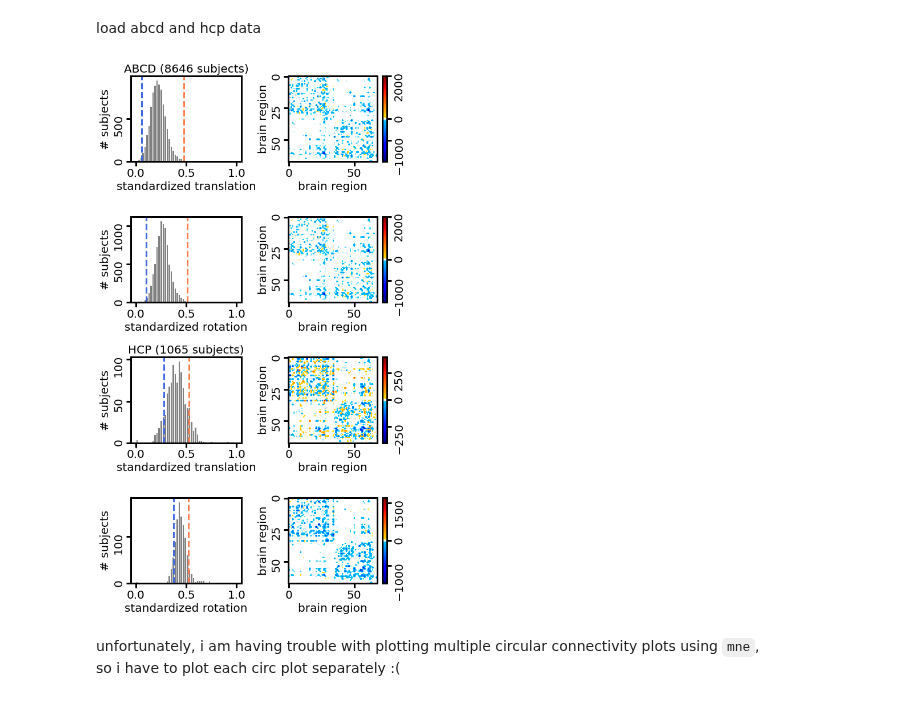
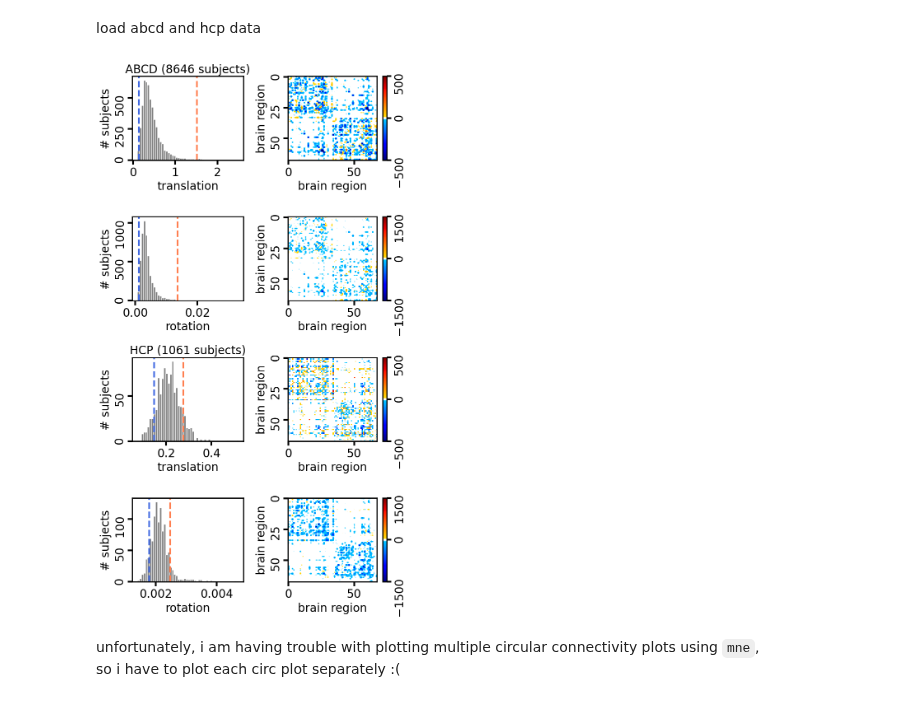
Before and after one commit to yzhang511/inv-vae, a Jupyter notebook: notebooks/fig_2.ipynb, the cells around one changed output. Cells and saved outputs as stored; diff of their text form; code cells hidden in the pictures.

```diff
--- a/notebooks/fig_2.ipynb
+++ b/notebooks/fig_2.ipynb
@@ -24,7 +24,7 @@ BIGGER_SIZE = 25
 plt.rc('font', size=MEDIUM_SIZE)
 plt.rc('axes', titlesize=MEDIUM_SIZE)
 plt.rc('axes', labelsize=MEDIUM_SIZE)
-plt.rc('axes', linewidth = 3)
+plt.rc('axes', linewidth = 2)
 plt.rc('xtick', labelsize=MEDIUM_SIZE)
 plt.rc('ytick', labelsize=MEDIUM_SIZE)
 plt.rc('legend', fontsize=MEDIUM_SIZE)
@@ -48,9 +54,9 @@ std_hcp_rotat = min_max_standardize(hcp_rotat)
 # %%
 abcd_sub_ids = np.arange(n_abcd_subjects).reshape(-1,1)
-abcd_big_trans_ids = abcd_sub_ids[std_abcd_trans > np.quantile(std_abcd_trans, .99)]
-abcd_big_rotat_ids = abcd_sub_ids[std_abcd_rotat > np.quantile(std_abcd_rotat, .99)]
-abcd_small_trans_ids = abcd_sub_ids[std_abcd_trans < np.quantile(std_abcd_trans, .01)]
-abcd_small_rotat_ids = abcd_sub_ids[std_abcd_rotat < np.quantile(std_abcd_rotat, .01)]
+abcd_big_trans_ids = abcd_sub_ids[abcd_trans > np.quantile(abcd_trans, .99)]
+abcd_big_rotat_ids = abcd_sub_ids[abcd_rotat > np.quantile(abcd_rotat, .99)]
+abcd_small_trans_ids = abcd_sub_ids[abcd_trans < np.quantile(abcd_trans, .01)]
+abcd_small_rotat_ids = abcd_sub_ids[abcd_rotat < np.quantile(abcd_rotat, .01)]
 
 abcd_big_trans_nets = abcd_networks[abcd_big_trans_ids]
 abcd_small_trans_nets = abcd_networks[abcd_small_trans_ids]
@@ -61,10 +67,10 @@ abcd_small_rotat_nets = abcd_networks[abcd_small_rotat_ids]
 abcd_diff_rotat_nets = abcd_big_rotat_nets.mean(0) - abcd_small_rotat_nets.mean(0)
 # %%
 hcp_sub_ids = np.arange(n_hcp_subjects).reshape(-1,1)
-hcp_big_trans_ids = hcp_sub_ids[std_hcp_trans > np.quantile(std_hcp_trans, .9)]
-hcp_big_rotat_ids = hcp_sub_ids[std_hcp_rotat > np.quantile(std_hcp_rotat, .9)]
-hcp_small_trans_ids = hcp_sub_ids[std_hcp_trans < np.quantile(std_hcp_trans, .1)]
-hcp_small_rotat_ids = hcp_sub_ids[std_hcp_rotat < np.quantile(std_hcp_rotat, .1)]
+hcp_big_trans_ids = hcp_sub_ids[hcp_trans > np.quantile(hcp_trans, .9)]
+hcp_big_rotat_ids = hcp_sub_ids[hcp_rotat > np.quantile(hcp_rotat, .9)]
+hcp_small_trans_ids = hcp_sub_ids[hcp_trans < np.quantile(hcp_trans, .1)]
+hcp_small_rotat_ids = hcp_sub_ids[hcp_rotat < np.quantile(hcp_rotat, .1)]
 
 hcp_big_trans_nets = hcp_networks[hcp_big_trans_ids]
 hcp_small_trans_nets = hcp_networks[hcp_small_trans_ids]
@@ -137,74 +143,75 @@ colors = np.vstack((lower, white, upper))
 mycmap = matplotlib.colors.LinearSegmentedColormap.from_list('map_white', colors)
 # %%
 fig, axes = plt.subplots(4, 2, figsize=(8, 14))
-axes[0,0].hist(std_abcd_trans, 50, color='gray', edgecolor='white')
-axes[0,0].axvline(x=np.quantile(std_abcd_trans, .99), color='coral', ls='dashed', lw=3)
-axes[0,0].axvline(x=np.quantile(std_abcd_trans, .01), color='royalblue', ls='dashed', lw=3)
-axes[0,0].set_title(f'ABCD ({n_abcd_subjects} subjects)')
-axes[0,0].set_xlabel('standardized translation')
+axes[0,0].hist(abcd_trans, 50, color='gray', edgecolor='white')
+axes[0,0].axvline(x=np.quantile(abcd_trans, .99), color='coral', ls='dashed', lw=3)
+axes[0,0].axvline(x=np.quantile(abcd_trans, .01), color='royalblue', ls='dashed', lw=3)
+axes[0,0].set_title(f'ABCD ({8646} subjects)')
+axes[0,0].set_xlabel('translation')
 axes[0,0].set_ylabel('# subjects')
 axes[0,0].tick_params(axis='y', labelrotation=90, length=8, width=3)
 axes[0,0].tick_params(axis='x', length=8, width=3)
-axes[1,0].hist(std_abcd_rotat, 50, color='gray', edgecolor='white')
-axes[1,0].axvline(x=np.quantile(std_abcd_rotat, .99), color='coral', ls='dashed', lw=3)
-axes[1,0].axvline(x=np.quantile(std_abcd_rotat, .01), color='royalblue', ls='dashed', lw=3)
-axes[1,0].set_xlabel('standardized rotation')
+axes[1,0].hist(abcd_rotat, 50, color='gray', edgecolor='white')
+axes[1,0].axvline(x=np.quantile(abcd_rotat, .99), color='coral', ls='dashed', lw=3)
+axes[1,0].axvline(x=np.quantile(abcd_rotat, .01), color='royalblue', ls='dashed', lw=3)
+axes[1,0].set_xlabel('rotation')
 axes[1,0].set_ylabel('# subjects')
 axes[1,0].tick_params(axis='y', labelrotation=90, length=8, width=3)
 axes[1,0].tick_params(axis='x', length=8, width=3)
-axes[2,0].hist(std_hcp_trans, 50, color='gray', edgecolor='white')
-axes[2,0].axvline(x=np.quantile(std_hcp_trans, .9), color='coral', ls='dashed', lw=3)
-axes[2,0].axvline(x=np.quantile(std_hcp_trans, .1), color='royalblue', ls='dashed', lw=3)
+axes[2,0].hist(hcp_trans, 50, color='gray', edgecolor='white')
+axes[2,0].axvline(x=np.quantile(hcp_trans, .9), color='coral', ls='dashed', lw=3)
+axes[2,0].axvline(x=np.quantile(hcp_trans, .1), color='royalblue', ls='dashed', lw=3)
 axes[2,0].set_title(f'HCP ({n_hcp_subjects} subjects)')
-axes[2,0].set_xlabel('standardized translation')
+axes[2,0].set_xlabel('translation')
 axes[2,0].set_ylabel('# subjects')
 axes[2,0].tick_params(axis='y', labelrotation=90, length=8, width=3)
 axes[2,0].tick_params(axis='x', length=8, width=3)
-axes[3,0].hist(std_hcp_rotat, 50, color='gray', edgecolor='white')
-axes[3,0].axvline(x=np.quantile(std_hcp_rotat, .9), color='coral', ls='dashed', lw=3)
-axes[3,0].axvline(x=np.quantile(std_hcp_rotat, .1), color='royalblue', ls='dashed', lw=3)
-axes[3,0].set_xlabel('standardized rotation')
+axes[3,0].hist(hcp_rotat, 50, color='gray', edgecolor='white')
+axes[3,0].axvline(x=np.quantile(hcp_rotat, .9), color='coral', ls='dashed', lw=3)
+axes[3,0].axvline(x=np.quantile(hcp_rotat, .1), color='royalblue', ls='dashed', lw=3)
+axes[3,0].set_xlabel('rotation')
 axes[3,0].set_ylabel('# subjects')
 axes[3,0].tick_params(axis='y', labelrotation=90, length=8, width=3)
 axes[3,0].tick_params(axis='x', length=8, width=3)
 
 p1=axes[0,1].imshow(abcd_diff_trans_nets.reshape(n_rois,n_rois)*count_offset,
-                    aspect='auto', cmap=mycmap, vmin=-2000, vmax=2000)
+                    aspect='auto', cmap=mycmap, vmin=-500, vmax=500)
 axes[0,1].tick_params(axis='y', labelrotation=90, length=8, width=3)
 axes[0,1].tick_params(axis='x', length=8, width=3)
 p2=axes[1,1].imshow(abcd_diff_rotat_nets.reshape(n_rois,n_rois)*count_offset,
-                    aspect='auto', cmap=mycmap, vmin=-2000, vmax=2000)
+                    aspect='auto', cmap=mycmap, vmin=-1500, vmax=1500)
 axes[1,1].tick_params(axis='y', labelrotation=90, length=8, width=3)
 axes[1,1].tick_params(axis='x', length=8, width=3)
 p3=axes[2,1].imshow(hcp_diff_trans_nets.reshape(n_rois,n_rois)*count_offset,
-                    aspect='auto', cmap=mycmap, vmin=-400, vmax=400)
+                    aspect='auto', cmap=mycmap, vmin=-500, vmax=500)
 axes[2,1].tick_params(axis='y', labelrotation=90, length=8, width=3)
 axes[2,1].tick_params(axis='x', length=8, width=3)
 p4=axes[3,1].imshow(hcp_diff_rotat_nets.reshape(n_rois,n_rois)*count_offset,
-                    aspect='auto', cmap=mycmap, vmin=-1700, vmax=1700)
+                    aspect='auto', cmap=mycmap, vmin=-1500, vmax=1500)
 axes[3,1].tick_params(axis='y', labelrotation=90, length=8, width=3)
 axes[3,1].tick_params(axis='x', length=8, width=3)
 cbar=plt.colorbar(p1, ax=axes[0,1])
 cbar.ax.tick_params(labelrotation=90, length=8, width=3, labelbottom=False)
-cbar.set_ticks([-1000, 0, 2000])
+cbar.set_ticks([-500, 0, 500])
 cbar=plt.colorbar(p2, ax=axes[1,1])
 cbar.ax.tick_params(labelrotation=90, length=8, width=3, labelbottom=False)
-cbar.set_ticks([-1000, 0, 2000])
+cbar.set_ticks([-1500, 0, 1500])
 cbar=plt.colorbar(p3, ax=axes[2,1])
 cbar.ax.tick_params(labelrotation=90, length=8, width=3, labelbottom=False)
+cbar.set_ticks([-500, 0, 500])
 cbar=plt.colorbar(p4, ax=axes[3,1])
 cbar.ax.tick_params(labelrotation=90, length=8, width=3, labelbottom=False)
-cbar.set_ticks([-1000, 0, 1500])
+cbar.set_ticks([-1500, 0, 1500])
 
 for i in range(4):
     # axes[i,0].legend()
     axes[i,1].set_xlabel('brain region')
     axes[i,1].set_ylabel('brain region')
 
 plt.tight_layout()
-plt.savefig('saved_figs/fig2_quantify_motion_panel_1.png', facecolor='white', dpi=800)
+plt.savefig('../saved_figs/fig2_quantify_motion_panel_1.png', facecolor='white', dpi=800)
 # %% [output]
-[figure, old version]
+[figure, new version]
 # %% [markdown]
 unfortunately, i am having trouble with plotting multiple circular connectivity plots using `mne`,\
 so i have to plot each circ plot separately :(
```
Also changed, not shown: parts of 8 cells of this notebook, 12 other files.
